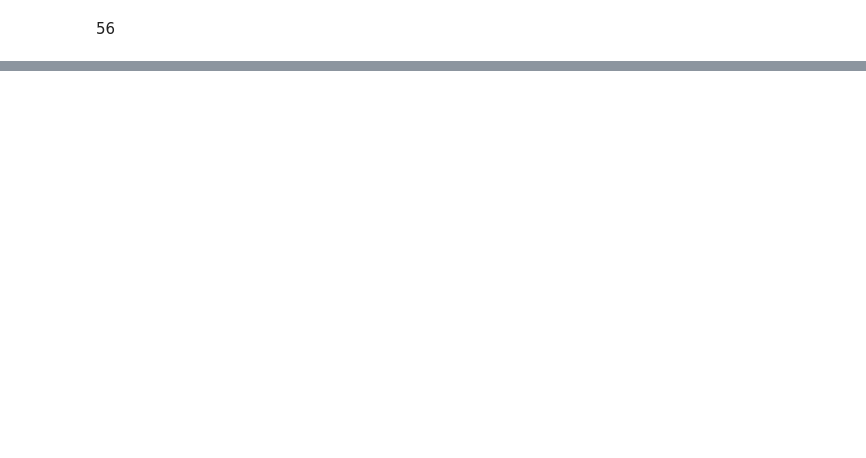
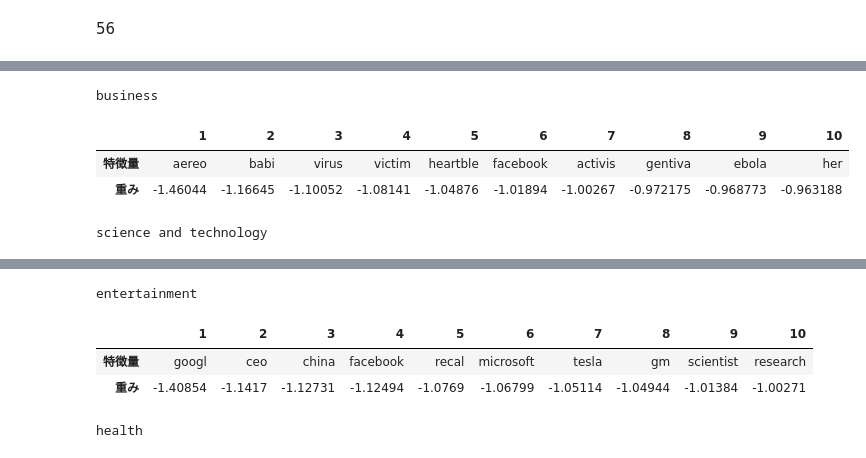
Before and after one commit to SJSY126/NLP100, a Jupyter notebook: Chpater6.ipynb, the cells around one changed output, grey strips where cells are left out. Cells and saved outputs as stored; diff of their text form; code cells hidden in the pictures; blank space fills up the shorter version.

```diff
--- a/Chpater6.ipynb
+++ b/Chpater6.ipynb
@@ -316,0 +446,8 @@ show_cm(test_cm)
+# %%
+show_weight(1, 10)
+# %% [output]
+business
+|  | 1 | 2 | 3 | 4 | 5 | 6 | 7 | 8 | 9 | 10 |
+| 特徴量 | aereo | babi | virus | victim | heartble | facebook | activis | gentiva | ebola | her |
+| 重み | -1.46044 | -1.16645 | -1.10052 | -1.08141 | -1.04876 | -1.01894 | -1.00267 | -0.972175 | -0.968773 | -0.963188 |
+science and technology
@@ -316,0 +457,5 @@ show_cm(test_cm)
+entertainment
+|  | 1 | 2 | 3 | 4 | 5 | 6 | 7 | 8 | 9 | 10 |
+| 特徴量 | googl | ceo | china | facebook | recal | microsoft | tesla | gm | scientist | research |
+| 重み | -1.40854 | -1.1417 | -1.12731 | -1.12494 | -1.0769 | -1.06799 | -1.05114 | -1.04944 | -1.01384 | -1.00271 |
+health
```
Also changed, not shown: parts of 21 cells of this notebook.
